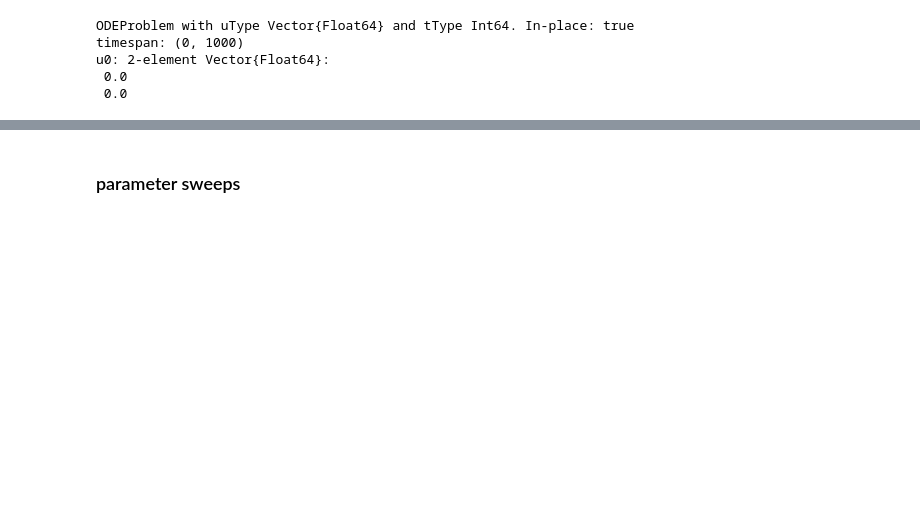
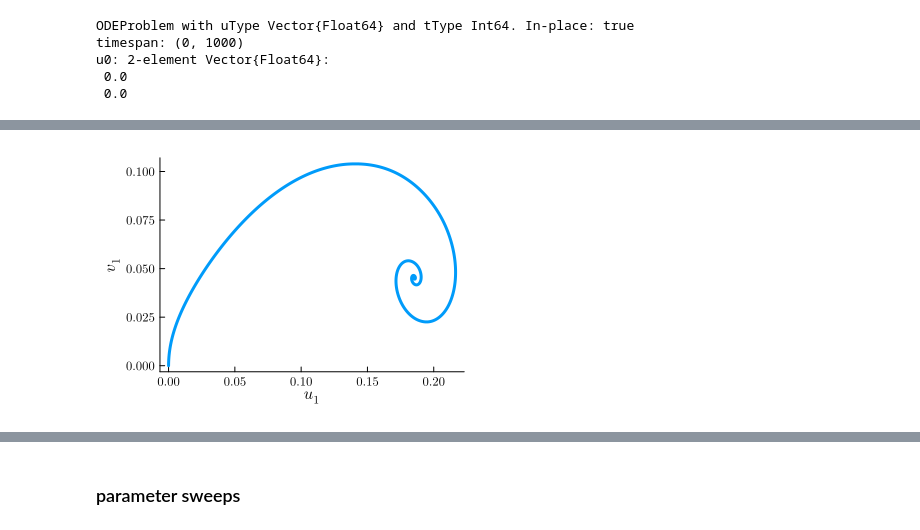
Before and after one commit to NonlinearOscillations/HarmonicBalance-notebooks, a Jupyter notebook: examples/time_dependent.ipynb, the cells around one changed output, grey strips where cells are left out. Drawn from its saved outputs; the diff is of its cells as text; code cells hidden in the pictures; blank space fills up the shorter version.

```diff
--- a/examples/time_dependent.ipynb
+++ b/examples/time_dependent.ipynb
@@ -29,3 +33,8 @@ plot(time_evo, ["u1", "v1"], harmonic_eq)
+# %%
+#Plotting settings can be readily altered by passing keyword arguments
+plot(time_evo, ["u1", "v1"], harmonic_eq,lw=3,xlabel=L"$u_1$",ylabel=L"$v_1$",grid=false)
+# %% [output]
+[figure, added]
 # %%
 savefig("figs/time_dependent/evo_to_steady.png")
 # %%
```
Also changed, not shown: parts of 5 cells of this notebook, 5 other files.
